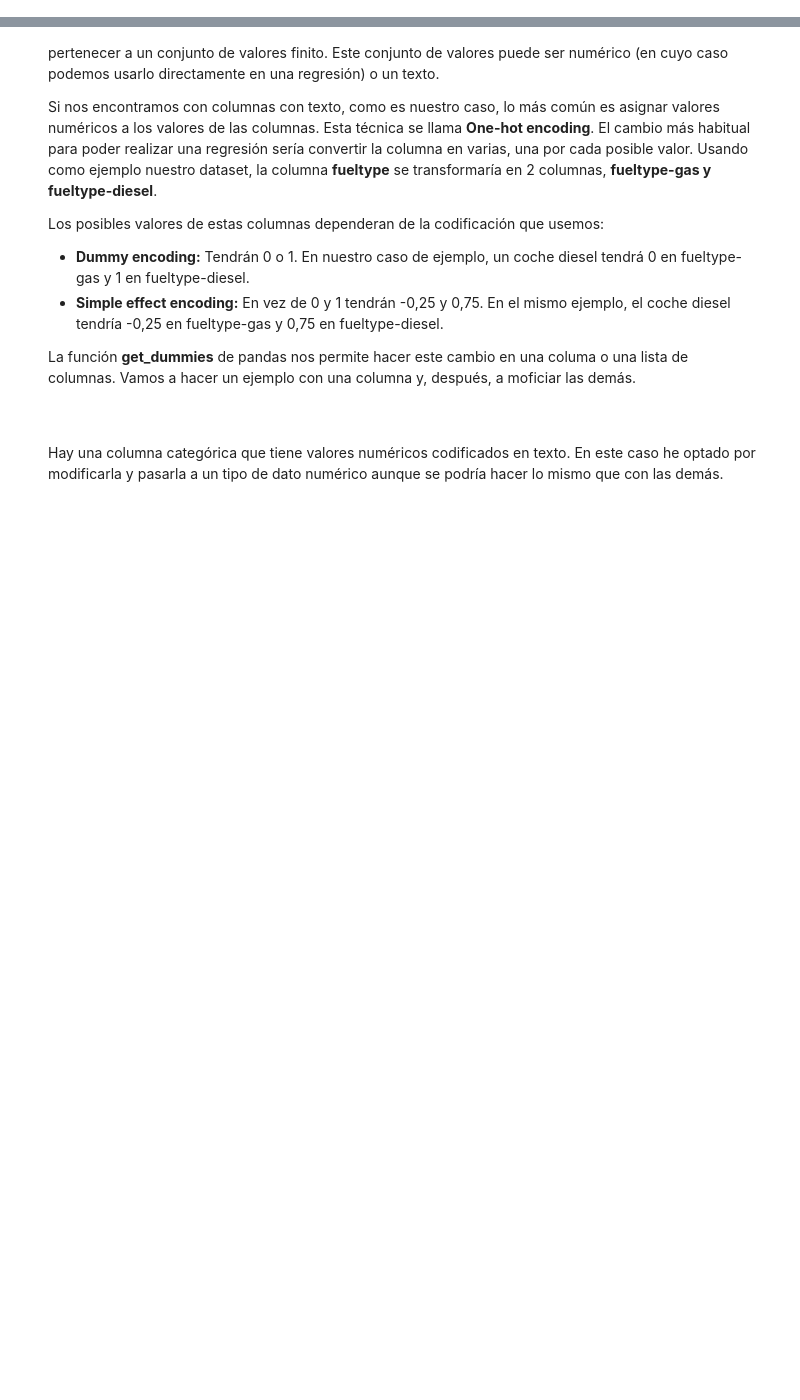
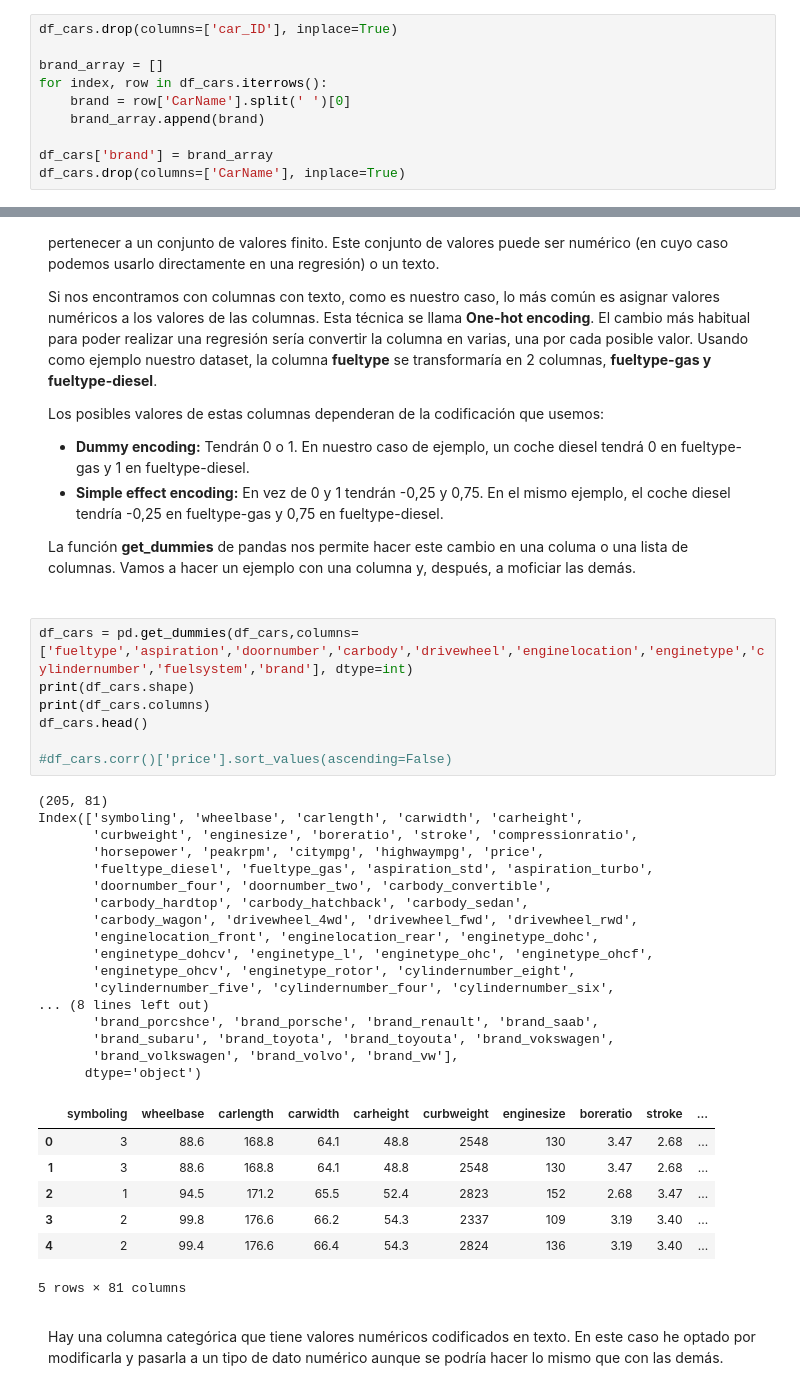
Before and after one commit to manuelo24-jpg/Ejercicios-Python, a Jupyter notebook: Pia/tema3/actividades/ejercicio6/Actividad 3_6.ipynb, the cells around one changed output, grey strips where cells are left out. Drawn from its saved outputs; the diff is of its cells as text; blank space fills up the shorter version.

```diff
--- a/Pia/tema3/actividades/ejercicio6/Actividad 3_6.ipynb
+++ b/Pia/tema3/actividades/ejercicio6/Actividad 3_6.ipynb
@@ -30,6 +30,16 @@ df_cars.head()
 A continuación vamos a modificar el dataset para eliminar lo que no nos interesa y cambiar las columnas para poder hacer una regresión.
 
 </p>
+# %%
+df_cars.drop(columns=['car_ID'], inplace=True)
+
+brand_array = []
+for index, row in df_cars.iterrows():
+    brand = row['CarName'].split(' ')[0]
+    brand_array.append(brand)
+
+df_cars['brand'] = brand_array
+df_cars.drop(columns=['CarName'], inplace=True)
 # %% [markdown]
 <div style="border-style:groove;border-width:thin;padding:10px">
     Ahora comprobamos si hay valores nulos. A continuación vamos a proceder a cambiar las columnas que tienen categorías ("categorical features") para poder realizar una regresión con ellas.
@@ -42,6 +52,38 @@ A continuación vamos a modificar el dataset para eliminar lo que no nos interes
     </ul>
     <p>La función <b>get_dummies</b> de pandas nos permite hacer este cambio en una columa o una lista de columnas. Vamos a hacer un ejemplo con una columna y, después, a moficiar las demás.</p>
 </div>
+# %%
+df_cars = pd.get_dummies(df_cars,columns=['fueltype','aspiration','doornumber','carbody','drivewheel','enginelocation','enginetype','cylindernumber','fuelsystem','brand'], dtype=int)
+print(df_cars.shape)
+print(df_cars.columns)
+df_cars.head()
+
+#df_cars.corr()['price'].sort_values(ascending=False)
+# %% [output]
+(205, 81)
+Index(['symboling', 'wheelbase', 'carlength', 'carwidth', 'carheight',
+       'curbweight', 'enginesize', 'boreratio', 'stroke', 'compressionratio',
+       'horsepower', 'peakrpm', 'citympg', 'highwaympg', 'price',
+       'fueltype_diesel', 'fueltype_gas', 'aspiration_std', 'aspiration_turbo',
+       'doornumber_four', 'doornumber_two', 'carbody_convertible',
+       'carbody_hardtop', 'carbody_hatchback', 'carbody_sedan',
+       'carbody_wagon', 'drivewheel_4wd', 'drivewheel_fwd', 'drivewheel_rwd',
+       'enginelocation_front', 'enginelocation_rear', 'enginetype_dohc',
+       'enginetype_dohcv', 'enginetype_l', 'enginetype_ohc', 'enginetype_ohcf',
+       'enginetype_ohcv', 'enginetype_rotor', 'cylindernumber_eight',
+       'cylindernumber_five', 'cylindernumber_four', 'cylindernumber_six',
+... (8 lines left out)
+       'brand_porcshce', 'brand_porsche', 'brand_renault', 'brand_saab',
+       'brand_subaru', 'brand_toyota', 'brand_toyouta', 'brand_vokswagen',
+       'brand_volkswagen', 'brand_volvo', 'brand_vw'],
+      dtype='object')
+|  | symboling | wheelbase | carlength | carwidth | carheight | curbweight | enginesize | boreratio | stroke | ... |
+| 0 | 3 | 88.6 | 168.8 | 64.1 | 48.8 | 2548 | 130 | 3.47 | 2.68 | ... |
+| 1 | 3 | 88.6 | 168.8 | 64.1 | 48.8 | 2548 | 130 | 3.47 | 2.68 | ... |
+| 2 | 1 | 94.5 | 171.2 | 65.5 | 52.4 | 2823 | 152 | 2.68 | 3.47 | ... |
+| 3 | 2 | 99.8 | 176.6 | 66.2 | 54.3 | 2337 | 109 | 3.19 | 3.40 | ... |
+| 4 | 2 | 99.4 | 176.6 | 66.4 | 54.3 | 2824 | 136 | 3.19 | 3.40 | ... |
+5 rows × 81 columns
 # %% [markdown]
 <div style="border-style:groove;border-width:thin;padding:10px">
     Hay una columna categórica que tiene valores numéricos codificados en texto. En este caso he optado por modificarla y pasarla a un tipo de dato numérico aunque se podría hacer lo mismo que con las demás.
```
Also changed, not shown: parts of 1 cell of this notebook, 2 other files.
